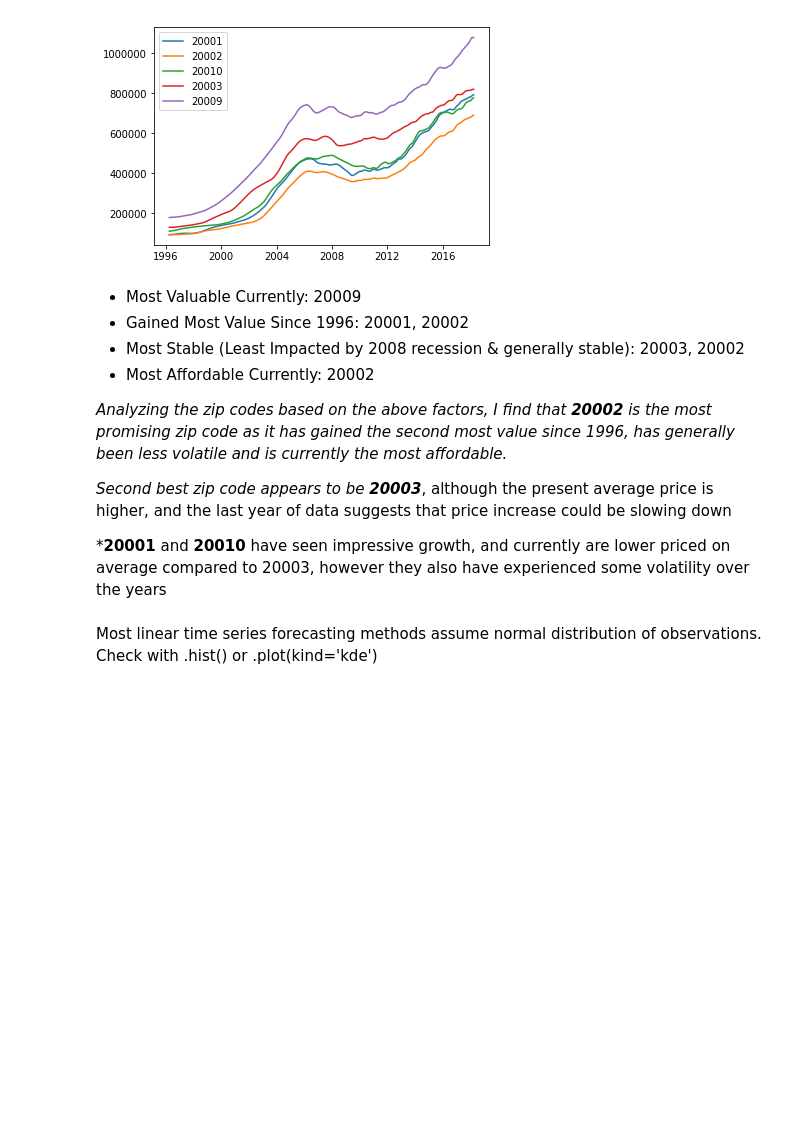
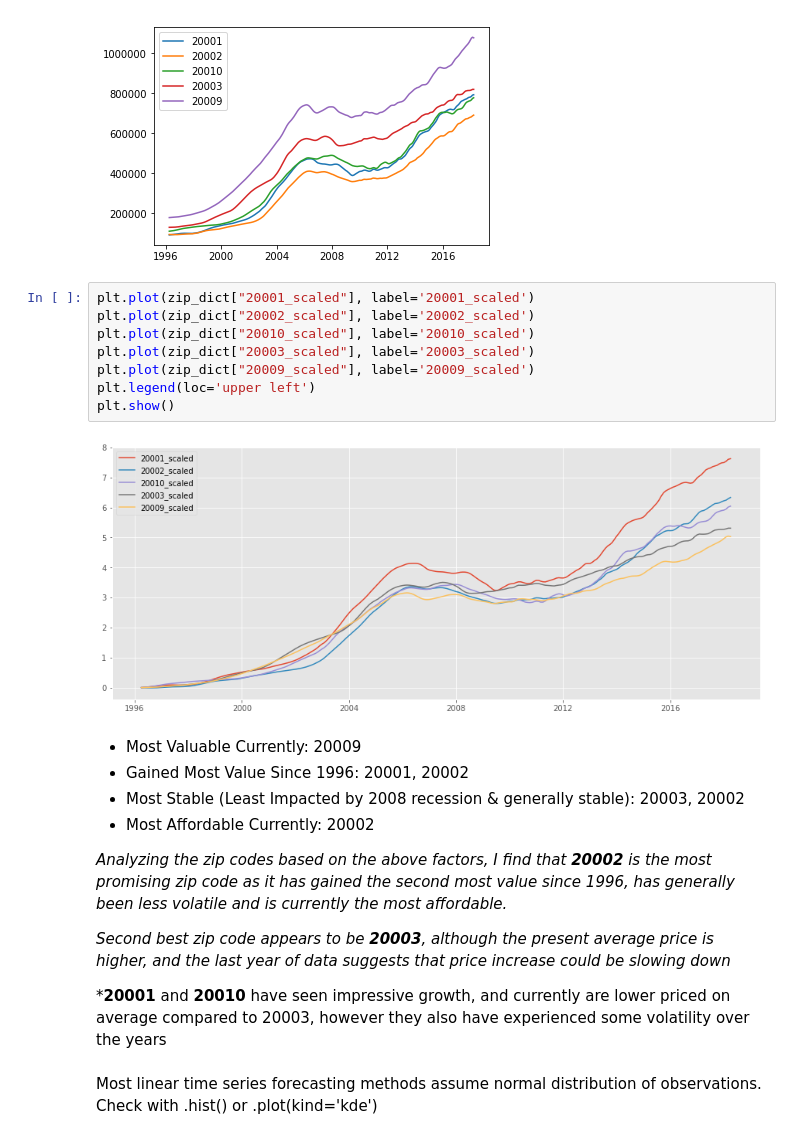
Before and after one commit to taramullin/Time-Series-Analysis_Zillow-Zipcode-Date, a Jupyter notebook: Time Series Analysis - Zillow Zip Codes.ipynb, the cells around one changed output. Saved outputs shown, nothing was run; the diff lists cells and outputs as text; blank space fills up the shorter version.

```diff
--- a/Time Series Analysis - Zillow Zip Codes.ipynb
+++ b/Time Series Analysis - Zillow Zip Codes.ipynb
@@ -331,6 +331,16 @@ plt.legend(loc='upper left')
 plt.show()
 # %% [output]
 [figure]
+# %%
+plt.plot(zip_dict["20001_scaled"], label='20001_scaled')
+plt.plot(zip_dict["20002_scaled"], label='20002_scaled')
+plt.plot(zip_dict["20010_scaled"], label='20010_scaled')
+plt.plot(zip_dict["20003_scaled"], label='20003_scaled')
+plt.plot(zip_dict["20009_scaled"], label='20009_scaled')
+plt.legend(loc='upper left')
+plt.show()
+# %% [output]
+[figure, added]
 # %% [markdown]
 - Most Valuable Currently: 20009
 - Gained Most Value Since 1996: 20001, 20002
@@ -339,7 +349,7 @@ plt.show()
 
 *Analyzing the zip codes based on the above factors, I find that **20002** is the most promising zip code as it has gained the second most value since 1996, has generally been less volatile and is currently the most affordable.*
 
-*Second best zip code appears to be **20003***, although the present average price is higher, and the last year of data suggests that price increase could be slowing down
+*Second best zip code appears to be **20003**, although the present average price is higher, and the last year of data suggests that price increase could be slowing down*
 
 ***20001** and **20010** have seen impressive growth, and currently are lower priced on average compared to 20003, however they also have experienced some volatility over the years
 # %% [markdown]
```
Also changed, not shown: parts of 146 cells of this notebook.
